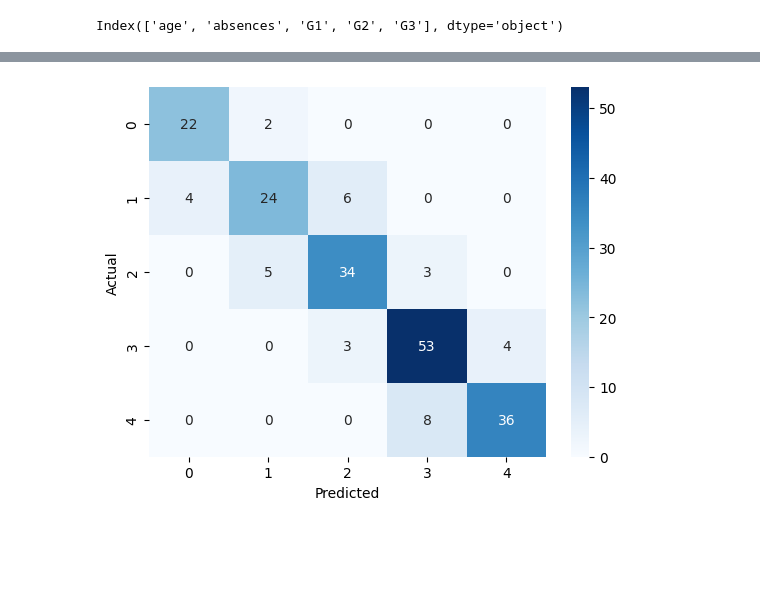
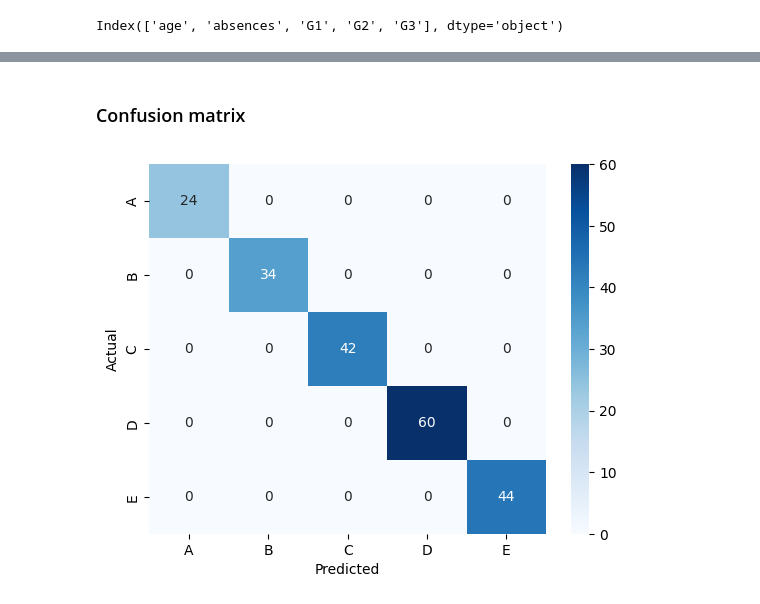
Before and after one commit to 75andybermond/Predict_Student_Performance, a Jupyter notebook: multi_classification.ipynb, the cells around one changed output, grey strips where cells are left out. Cells and saved outputs as stored; diff of their text form; code cells hidden in the pictures; blank space fills up the shorter version.

```diff
--- a/multi_classification.ipynb
+++ b/multi_classification.ipynb
@@ -406,23 +232,26 @@ Test accuracy for SVC : 0.8284313725490197
+# %% [markdown]
+### Confusion matrix
 # %%
+# choose gradient boosting model and its parameter grid
+# create the model
+model = GradientBoostingClassifier(learning_rate=0.1, max_depth=None, min_samples_split=2, n_estimators=50)
 
-# get the best model
-best_model = grid.best_estimator_
+# create the parameter grid
 
-# make y_pred using the best model
-y_pred = best_model.predict(X_test)
+# train the model
+model.fit(X_train, y_train)
 
-# plot the confusion matrix
-from sklearn.metrics import confusion_matrix
-import seaborn as sns
-import matplotlib.pyplot as plt
+# make predictions on the test set
+y_pred = model.predict(X_test)
 
 # compute the confusion matrix
 cm = confusion_matrix(y_test, y_pred)
 
 # plot the confusion matrix as a heatmap
-sns.heatmap(cm, annot=True, cmap='Blues', fmt='g', xticklabels=['0', '1', '2','3', '4'], yticklabels=['0', '1', '2','3', '4'])
+sns.heatmap(cm, annot=True, cmap='Blues', fmt='g', xticklabels=['A', 'B', 'C','D', 'E'], yticklabels=['A', 'B', 'C','D', 'E'])
+
 plt.xlabel('Predicted')
 plt.ylabel('Actual')
 plt.show()
 # %% [output]
-[figure, old version]
+[figure, new version]
```
Also changed, not shown: parts of 12 cells of this notebook, 3 other files.
